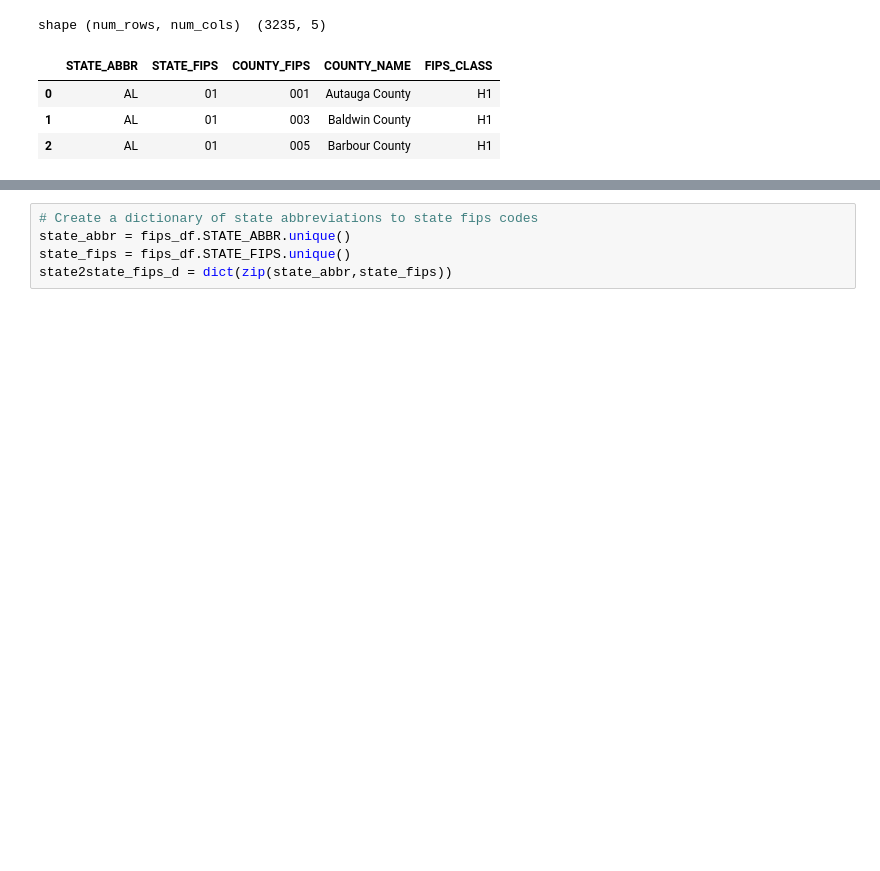
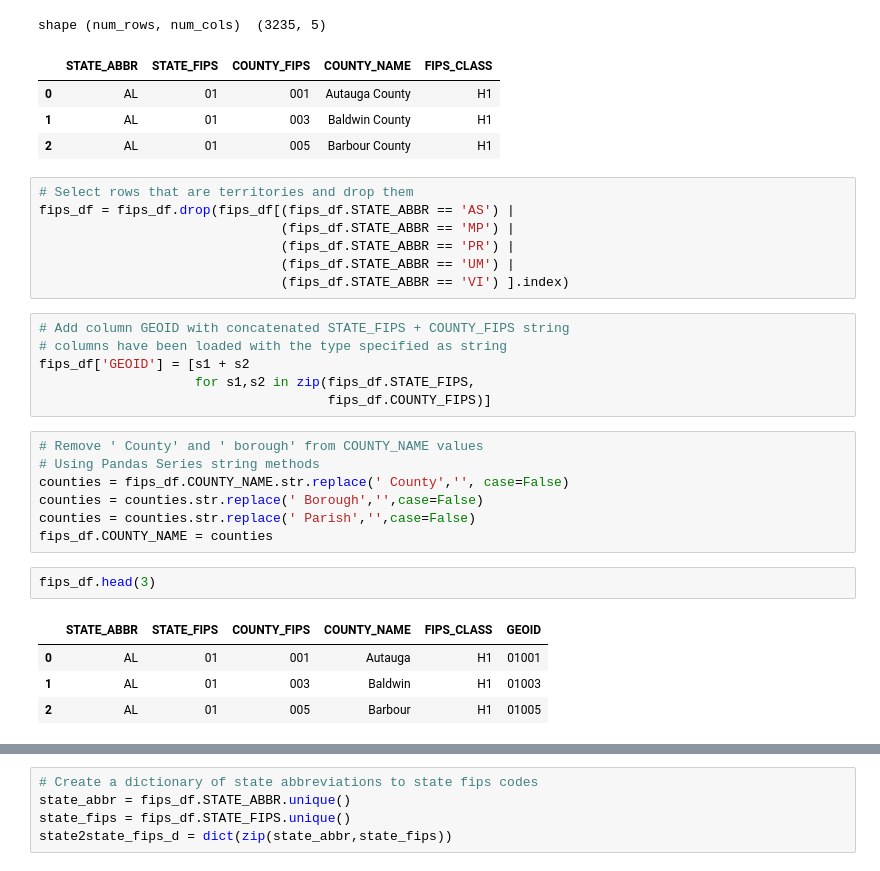
Before and after one commit to stoneyv/presidential_general_elections, a Jupyter notebook: notebooks/transform_2000_pres_election_by_county.ipynb, the cells around one changed output, grey strips where cells are left out. Saved outputs shown, nothing was run; the diff lists cells and outputs as text; blank space fills up the shorter version.

Commit message:
added fips column to 2000 transformed data.

```diff
--- a/notebooks/transform_2000_pres_election_by_county.ipynb
+++ b/notebooks/transform_2000_pres_election_by_county.ipynb
@@ -214,3 +214,30 @@ shape (num_rows, num_cols)  (3235, 5)
 | 0 | AL | 01 | 001 | Autauga County | H1 |
 | 1 | AL | 01 | 003 | Baldwin County | H1 |
 | 2 | AL | 01 | 005 | Barbour County | H1 |
+# %%
+# Select rows that are territories and drop them
+fips_df = fips_df.drop(fips_df[(fips_df.STATE_ABBR == 'AS') |
+                               (fips_df.STATE_ABBR == 'MP') |
+                               (fips_df.STATE_ABBR == 'PR') |
+                               (fips_df.STATE_ABBR == 'UM') |
+                               (fips_df.STATE_ABBR == 'VI') ].index)
+# %%
+# Add column GEOID with concatenated STATE_FIPS + COUNTY_FIPS string
+# columns have been loaded with the type specified as string
+fips_df['GEOID'] = [s1 + s2
+                    for s1,s2 in zip(fips_df.STATE_FIPS,
+                                     fips_df.COUNTY_FIPS)]
+# %%
+# Remove ' County' and ' borough' from COUNTY_NAME values
+# Using Pandas Series string methods
+counties = fips_df.COUNTY_NAME.str.replace(' County','', case=False)
+counties = counties.str.replace(' Borough','',case=False)
+counties = counties.str.replace(' Parish','',case=False)
+fips_df.COUNTY_NAME = counties
+# %%
+fips_df.head(3)
+# %% [output]
+|  | STATE_ABBR | STATE_FIPS | COUNTY_FIPS | COUNTY_NAME | FIPS_CLASS | GEOID |
+| 0 | AL | 01 | 001 | Autauga | H1 | 01001 |
+| 1 | AL | 01 | 003 | Baldwin | H1 | 01003 |
+| 2 | AL | 01 | 005 | Barbour | H1 | 01005 |
```
Also changed, not shown: parts of 12 cells of this notebook, 5 other files.
